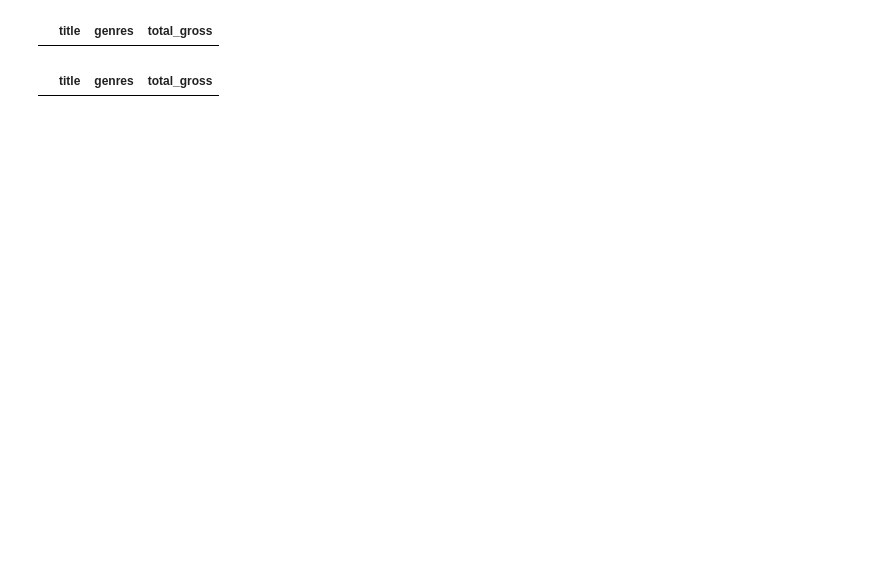
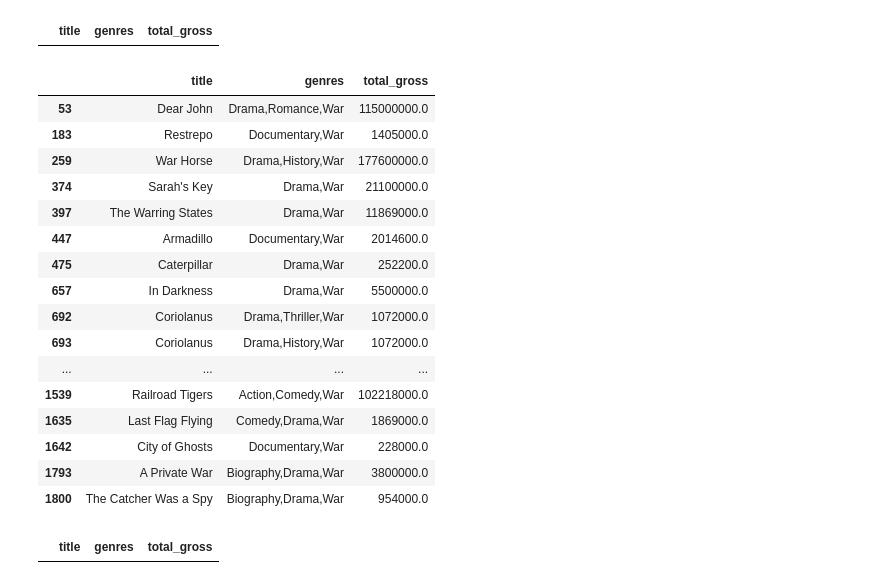
Before and after one commit to raizelistaken/project1_MovieDataAnalysis, a Jupyter notebook: Question3 Branch.ipynb, the cells around one changed output. Saved outputs shown, nothing was run; the diff lists cells and outputs as text; code cells hidden in the pictures; blank space fills up the shorter version.

```diff
--- a/Question3 Branch.ipynb
+++ b/Question3 Branch.ipynb
@@ -444,6 +731,26 @@ master_df.loc[(master_df['genres']) == 'Thriller']
 master_df.loc[(master_df['genres']) == 'War']
 # %% [output]
 |  | title | genres | total_gross |
+# %%
+master_df.loc[master_df['genres'].str.contains('War')]
+# %% [output]
+|  | title | genres | total_gross |
+| 53 | Dear John | Drama,Romance,War | 115000000.0 |
+| 183 | Restrepo | Documentary,War | 1405000.0 |
+| 259 | War Horse | Drama,History,War | 177600000.0 |
+| 374 | Sarah's Key | Drama,War | 21100000.0 |
+| 397 | The Warring States | Drama,War | 11869000.0 |
+| 447 | Armadillo | Documentary,War | 2014600.0 |
+| 475 | Caterpillar | Drama,War | 252200.0 |
+| 657 | In Darkness | Drama,War | 5500000.0 |
+| 692 | Coriolanus | Drama,Thriller,War | 1072000.0 |
+| 693 | Coriolanus | Drama,History,War | 1072000.0 |
+| ... | ... | ... | ... |
+| 1539 | Railroad Tigers | Action,Comedy,War | 102218000.0 |
+| 1635 | Last Flag Flying | Comedy,Drama,War | 1869000.0 |
+| 1642 | City of Ghosts | Documentary,War | 228000.0 |
+| 1793 | A Private War | Biography,Drama,War | 3800000.0 |
+| 1800 | The Catcher Was a Spy | Biography,Drama,War | 954000.0 |
 # %%
 master_df.loc[(master_df['genres']) == 'Western']
 # %% [output]
```
Also changed, not shown: parts of 25 cells of this notebook.
